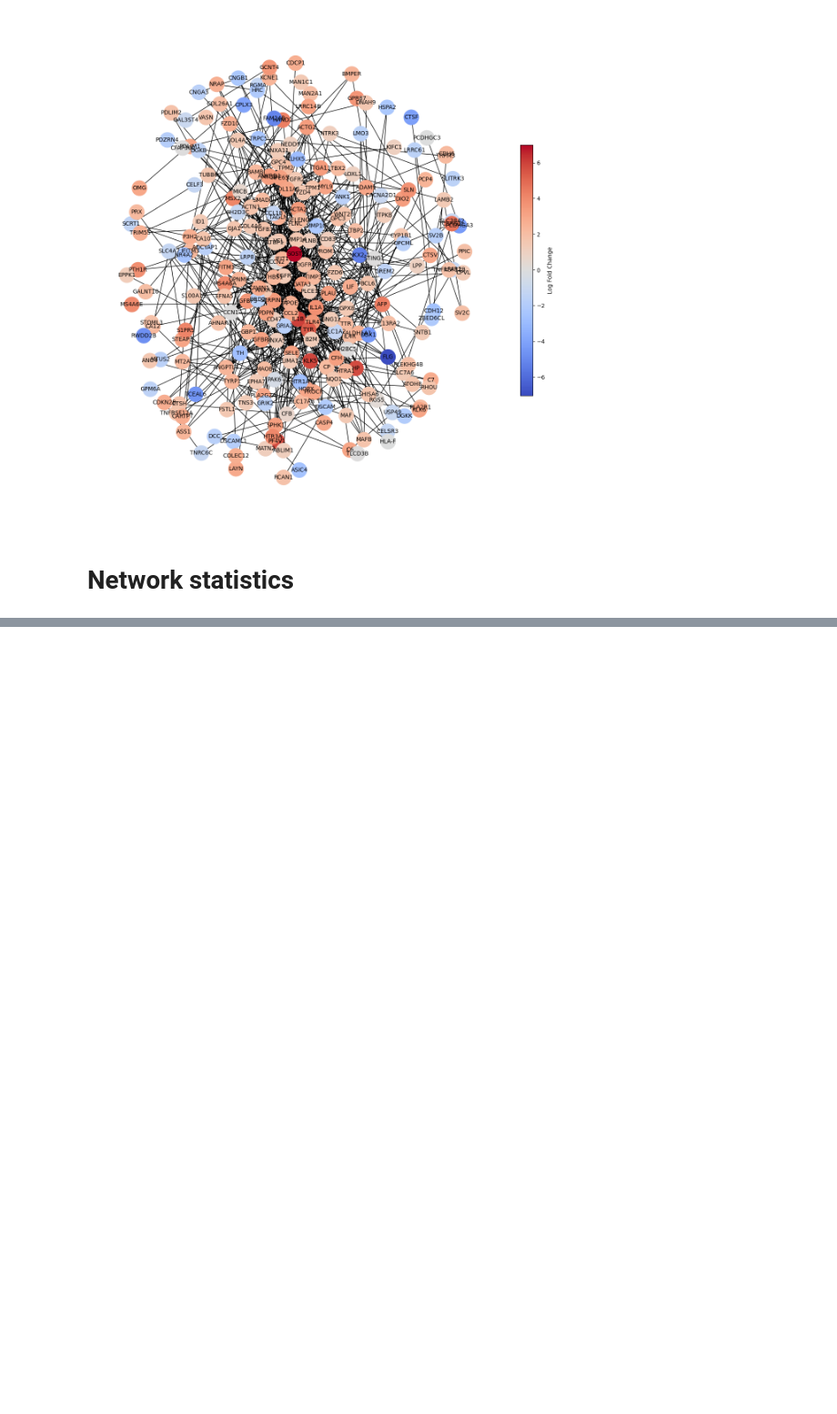
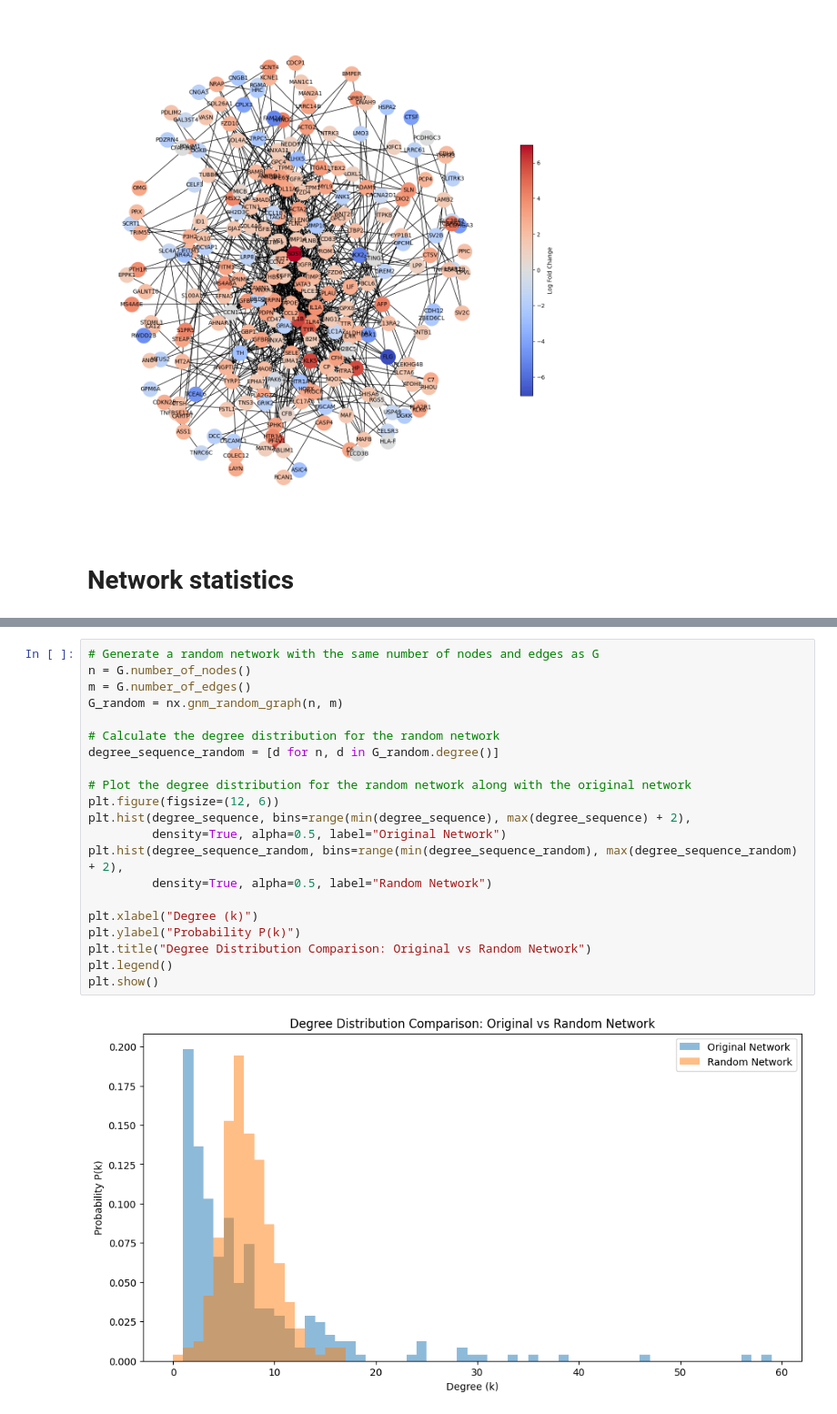
Before and after one commit to geogav/morphophen_networks_spatial, a Jupyter notebook: notebooks/MorphoPhen_Networks.ipynb, the cells around one changed output, grey strips where cells are left out. Shown at 91% size. Drawn from its saved outputs; the diff is of its cells as text; blank space fills up the shorter version.

```diff
--- a/notebooks/MorphoPhen_Networks.ipynb
+++ b/notebooks/MorphoPhen_Networks.ipynb
@@ -353,0 +446,23 @@ plt.show()
+# %%
+# Generate a random network with the same number of nodes and edges as G
+n = G.number_of_nodes()
+m = G.number_of_edges()
+G_random = nx.gnm_random_graph(n, m)
+
+# Calculate the degree distribution for the random network
+degree_sequence_random = [d for n, d in G_random.degree()]
+
+# Plot the degree distribution for the random network along with the original network
+plt.figure(figsize=(12, 6))
+plt.hist(degree_sequence, bins=range(min(degree_sequence), max(degree_sequence) + 2),
+         density=True, alpha=0.5, label="Original Network")
+plt.hist(degree_sequence_random, bins=range(min(degree_sequence_random), max(degree_sequence_random) + 2),
+         density=True, alpha=0.5, label="Random Network")
+
+plt.xlabel("Degree (k)")
+plt.ylabel("Probability P(k)")
+plt.title("Degree Distribution Comparison: Original vs Random Network")
+plt.legend()
+plt.show()
+# %% [output]
+[figure, added]
```
Also changed, not shown: parts of 9 cells of this notebook.
